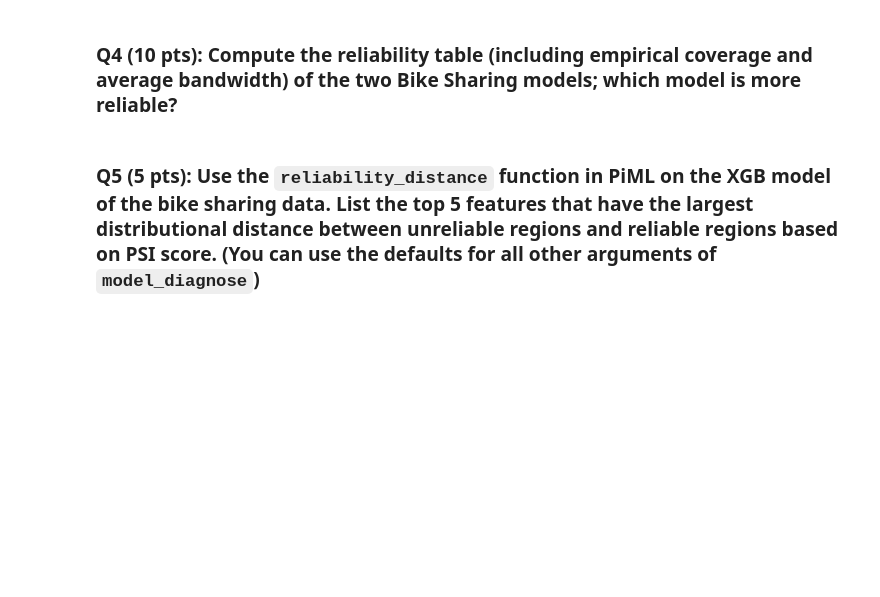
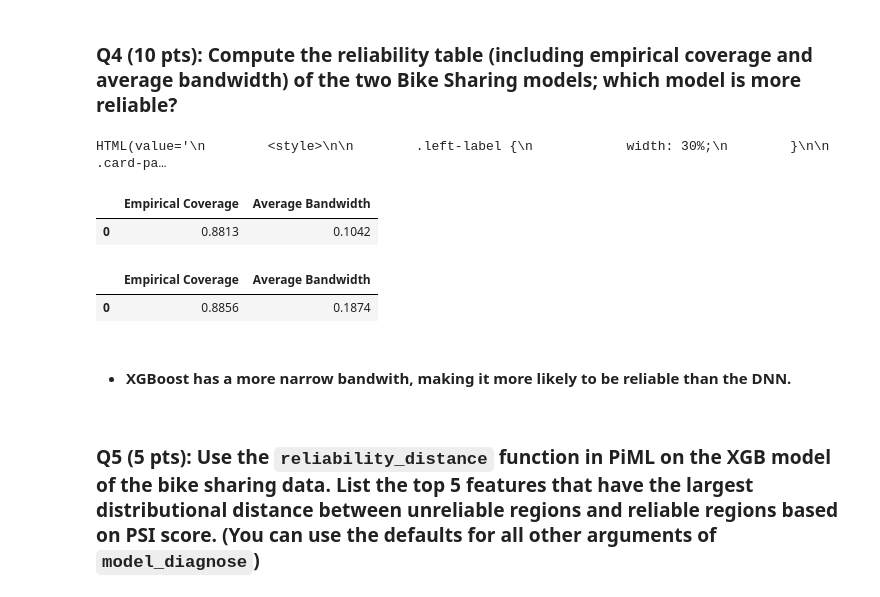
Before and after one commit to EviIius/DSBA6010, a Jupyter notebook: HW4/model_diagnostics_and_prediction_uncertainty_v02.ipynb, the cells around one changed output. Saved outputs shown, nothing was run; the diff lists cells and outputs as text; code cells hidden in the pictures; blank space fills up the shorter version.

```diff
--- a/HW4/model_diagnostics_and_prediction_uncertainty_v02.ipynb
+++ b/HW4/model_diagnostics_and_prediction_uncertainty_v02.ipynb
@@ -64,5 +68,19 @@ HTML(value='\n        <style>\n\n        .left-label {\n            width: 30%;\
 ## Bike sharing dataset with XGB model and DNN model
 # %% [markdown]
 ### Q4 (10 pts): Compute the reliability table (including empirical coverage and average bandwidth) of the two Bike Sharing models; which model is more reliable?
+# %%
+# Evaluate the reliability for the XGBoost model
+reliability_xgb = exp_bike_sharing.model_diagnose(model="XGB_Bike_Sharing", show="reliability_table")
+
+# Evaluate the reliability for the DNN model
+reliability_dnn = exp_bike_sharing.model_diagnose(model="DNN_Bike_Sharing", show="reliability_table")
+# %% [output]
+HTML(value='\n        <style>\n\n        .left-label {\n            width: 30%;\n        }\n\n        .card-pa…
+|  | Empirical Coverage | Average Bandwidth |
+| 0 | 0.8813 | 0.1042 |
+|  | Empirical Coverage | Average Bandwidth |
+| 0 | 0.8856 | 0.1874 |
+# %% [markdown]
+- #### XGBoost has a more narrow bandwith, making it more likely to be reliable than the DNN.
 # %% [markdown]
 ### Q5 (5 pts): Use the `reliability_distance` function in PiML on the XGB model of the bike sharing data.  List the top 5 features that have the largest distributional distance between unreliable regions and reliable regions based on PSI score. (You can use the defaults for all other arguments of `model_diagnose`)
```
Also changed, not shown: parts of 8 cells of this notebook.
